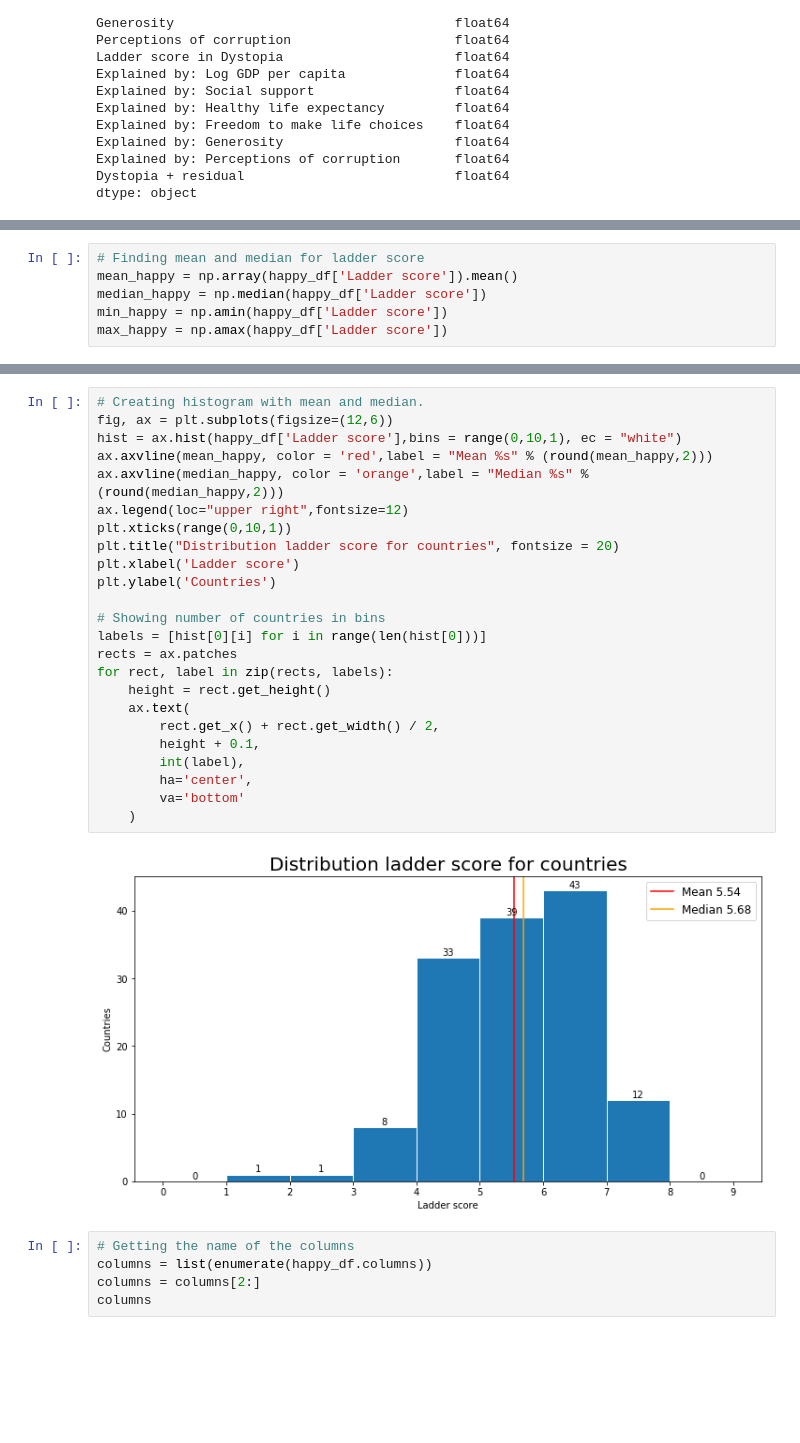
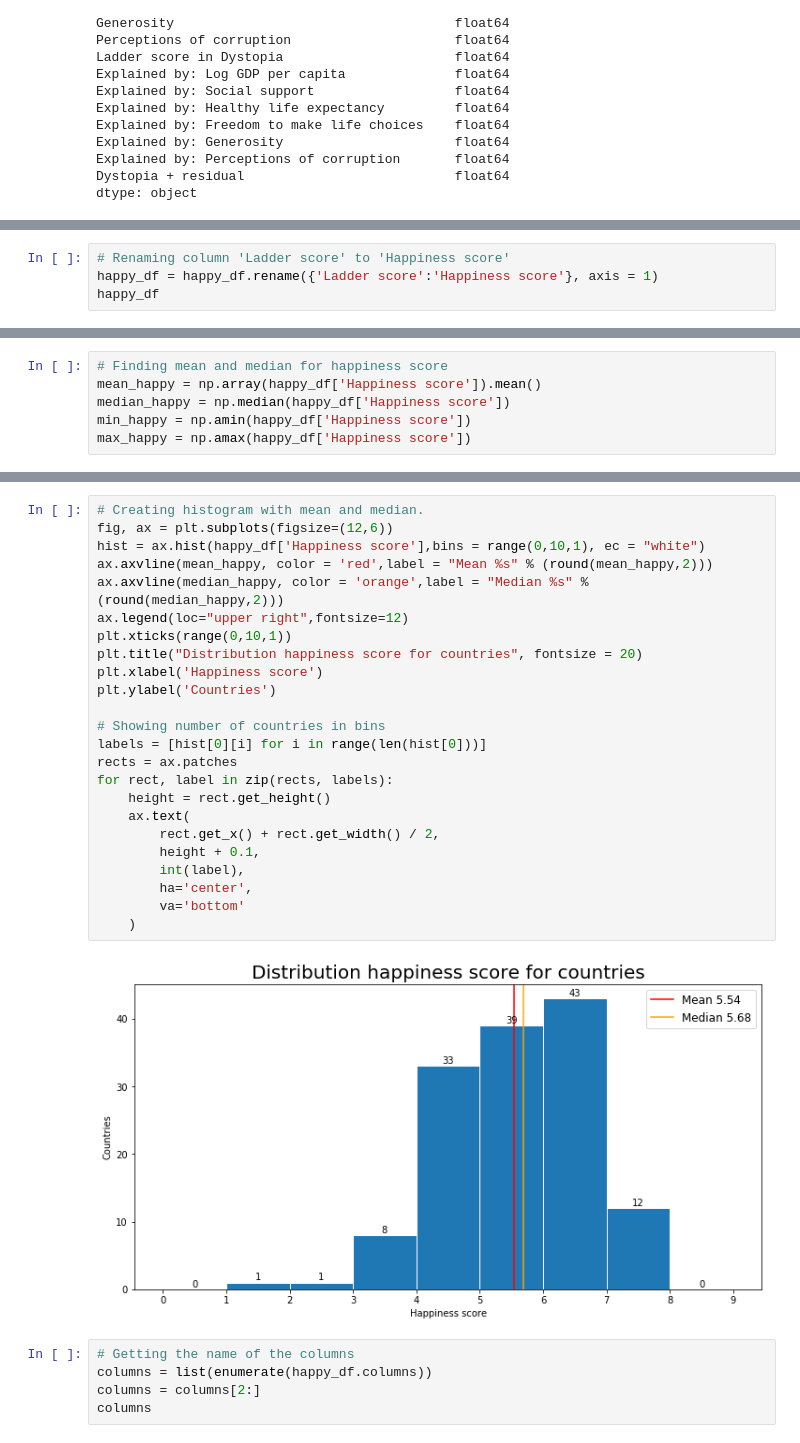
Before and after one commit to MarekMatejko/WHR_report, a Jupyter notebook: Happy_Report.ipynb, the cells around one changed output, grey strips where cells are left out. Drawn from its saved outputs; the diff is of its cells as text; blank space fills up the shorter version.

```diff
--- a/Happy_Report.ipynb
+++ b/Happy_Report.ipynb
@@ -68 +67,5 @@ happy_df = happy_df.drop(happy_df.iloc[:,2:5], axis = 1)
 happy_df = happy_df.drop(happy_df.loc[:,'Ladder score in Dystopia':'Dystopia + residual'].columns, axis = 1)
+# %%
+# Renaming column 'Ladder score' to 'Happiness score'
+happy_df = happy_df.rename({'Ladder score':'Happiness score'}, axis = 1)
+happy_df
@@ -112,9 +134,9 @@ heat = sns.heatmap(corr,vmin = -1,cmap="coolwarm", fmt='.0%', annot=True)
 # %%
-# Finding mean and median for ladder score
-mean_happy = np.array(happy_df['Ladder score']).mean()
-median_happy = np.median(happy_df['Ladder score'])
-min_happy = np.amin(happy_df['Ladder score'])
-max_happy = np.amax(happy_df['Ladder score'])
+# Finding mean and median for happiness score
+mean_happy = np.array(happy_df['Happiness score']).mean()
+median_happy = np.median(happy_df['Happiness score'])
+min_happy = np.amin(happy_df['Happiness score'])
+max_happy = np.amax(happy_df['Happiness score'])
 # %%
 # Showing how ladder score is changing in table
 plt.figure(figsize=(14,8))
@@ -131,29 +153,29 @@ plt.plot(np.flip(happy_df['Ladder score']), happy_df.index)
 # %%
 # Creating histogram with mean and median.
 fig, ax = plt.subplots(figsize=(12,6))
-hist = ax.hist(happy_df['Ladder score'],bins = range(0,10,1), ec = "white")
+hist = ax.hist(happy_df['Happiness score'],bins = range(0,10,1), ec = "white")
 ax.axvline(mean_happy, color = 'red',label = "Mean %s" % (round(mean_happy,2)))
 ax.axvline(median_happy, color = 'orange',label = "Median %s" %(round(median_happy,2)))
 ax.legend(loc="upper right",fontsize=12)
 plt.xticks(range(0,10,1))
-plt.title("Distribution ladder score for countries", fontsize = 20)
-plt.xlabel('Ladder score')
+plt.title("Distribution happiness score for countries", fontsize = 20)
+plt.xlabel('Happiness score')
 plt.ylabel('Countries')
 
 # Showing number of countries in bins
 labels = [hist[0][i] for i in range(len(hist[0]))]
 rects = ax.patches
 for rect, label in zip(rects, labels):
     height = rect.get_height()
     ax.text(
         rect.get_x() + rect.get_width() / 2,
         height + 0.1,
         int(label),
         ha='center',
         va='bottom'
     )
 # %% [output]
-[figure, old version]
+[figure, new version]
 # %%
 # Getting the name of the columns
 columns = list(enumerate(happy_df.columns))
```
Also changed, not shown: parts of 20 cells of this notebook.
